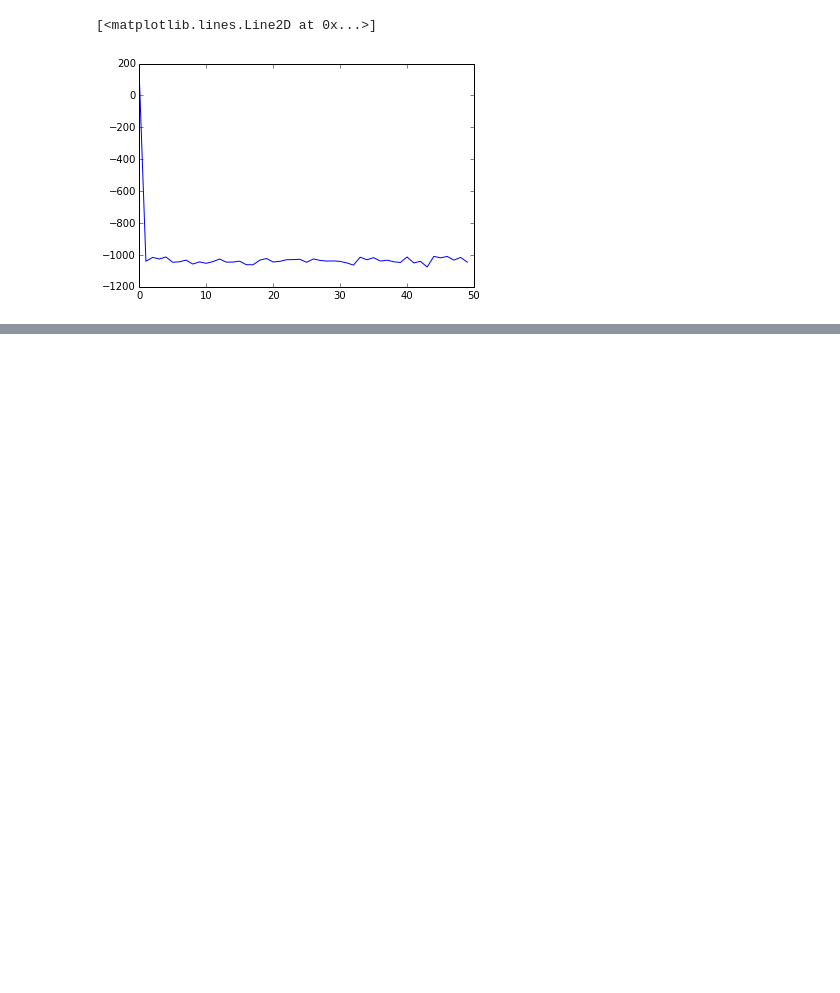
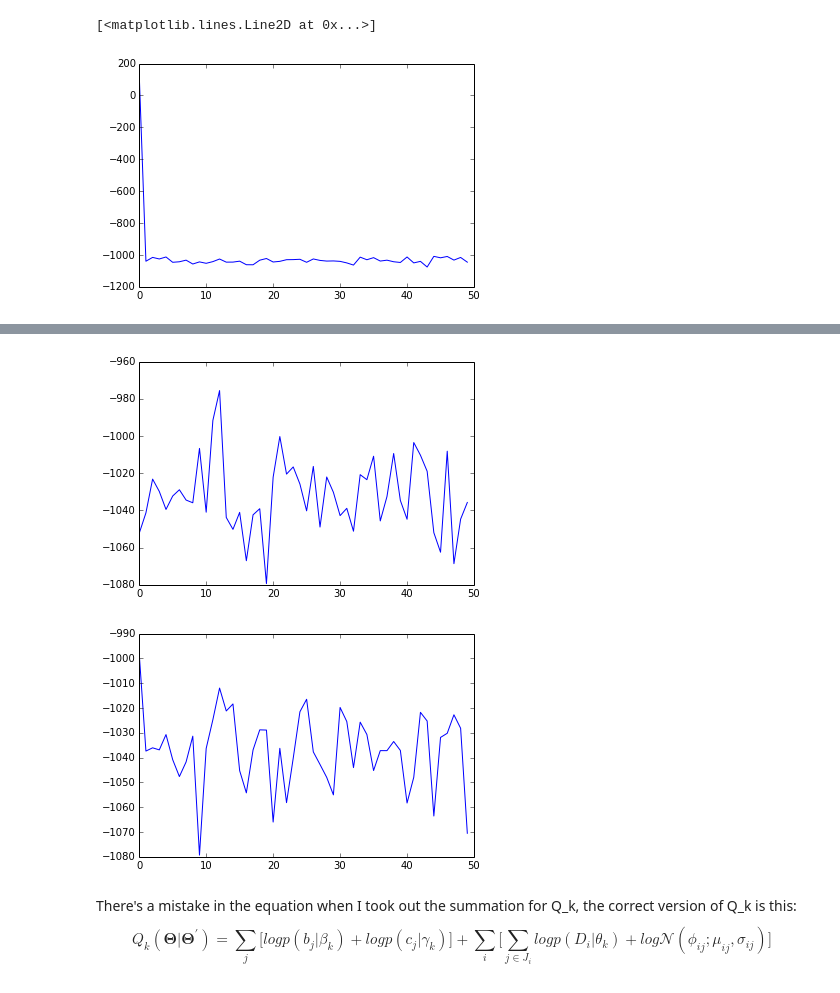
Before and after one commit to dorisjlee/crowd-seg, a Jupyter notebook: analysis/2017_02_20_SummarizationEM2.ipynb, the cells around one changed output, grey strips where cells are left out. Cells and saved outputs as stored; diff of their text form; code cells hidden in the pictures; blank space fills up the shorter version.

```diff
--- a/analysis/2017_02_20_SummarizationEM2.ipynb
+++ b/analysis/2017_02_20_SummarizationEM2.ipynb
@@ -131,0 +188,22 @@ plt.plot(negloglikelihood_lst)
+# %%
+bnds= ((0, None), (0, None),(0, None))
+N_iter = 50 #numebr of iterations
+negloglikelihood_lst = []
+# Loop through all Phi metrics
+for k in range(m):
+    negloglikelihood_klst=[]
+    for i in range(N_iter):
+        # E step
+        negloglikelihood = Q_k([beta,gamma,theta],k)
+        negloglikelihood_klst.append(negloglikelihood)
+        # M step
+        results = minimize(Q_k,[100,100,100],args=(k),method='tnc',bounds=bnds)#, options={'factr' : 1e7})
+        beta,gamma,theta = results.x
+        beta_vec[k]=beta
+        gamma_vec[k]=gamma
+        theta_vec[k]=theta
+        print '------------'
+        print "{0} iter".format(i)
+        print "likelihood: {0}".format(negloglikelihood)
+        print "[b,g,t]: {0},{1},{2}".format(beta,gamma,theta)
+    negloglikelihood_lst.append(negloglikelihood_klst)
@@ -131,0 +228,10 @@ plt.plot(negloglikelihood_lst)
+# %%
+for negloglikelihood_klst in negloglikelihood_lst:
+    plt.figure()
+    plt.plot(negloglikelihood_klst)
+# %% [output]
+[figure, added]
+[figure, added]
+# %% [markdown]
+There's a mistake in the equation when I took out the summation for Q_k, the correct version of Q_k is this:
+$$ Q_k(\mathbf{\Theta}|\mathbf{\Theta}^\prime)= \sum_j \Bigg[ log p(b_j|\beta_k)+  log p(c_j|\gamma_k)\Bigg] + \sum_i \Bigg[\sum_{j\in J_i}  log p(D_i|\theta_k) + log \mathcal{N}(\phi_{ij};\mu_{ij},\sigma_{ij}) \Bigg]$$
```
Also changed, not shown: parts of 17 cells of this notebook, 3 other files.
